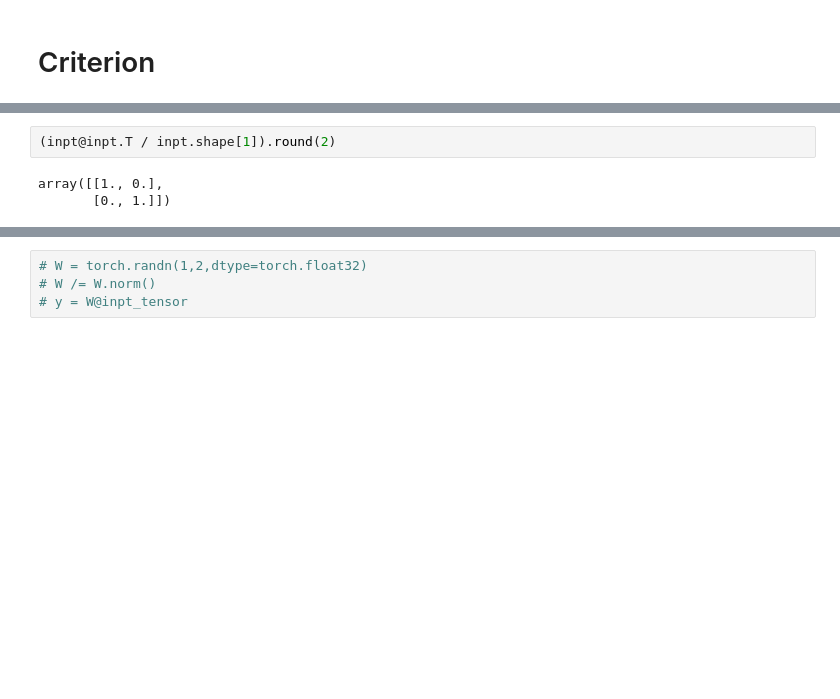
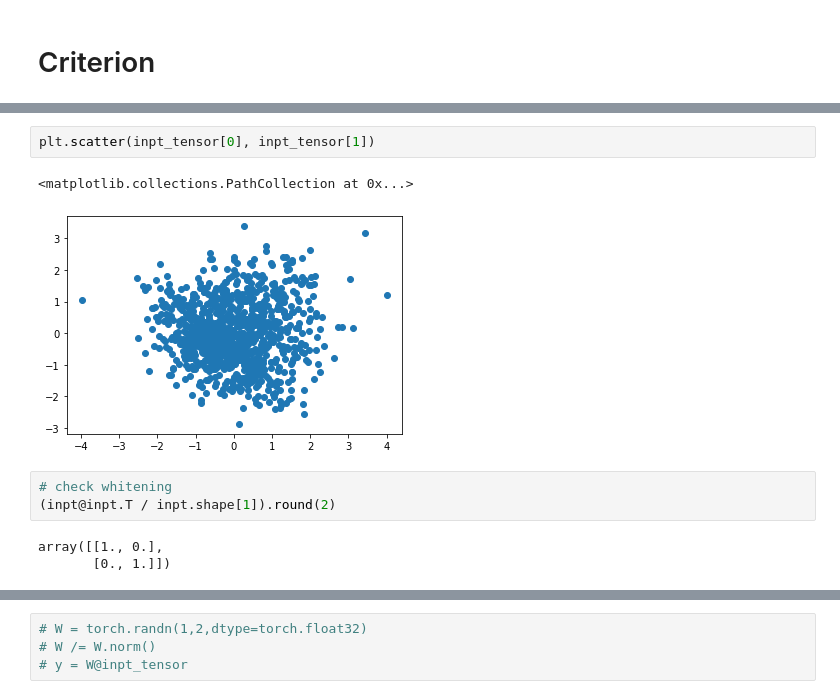
Before and after one commit to blufzzz/NonlinearHebbianPlasticity, a Jupyter notebook: baseline.ipynb, the cells around one changed output, grey strips where cells are left out. Drawn from its saved outputs; the diff is of its cells as text; blank space fills up the shorter version.

```diff
--- a/baseline.ipynb
+++ b/baseline.ipynb
@@ -82,4 +117,10 @@ inpt_tensor = torch.tensor(inpt,dtype=torch.float32)
+# %%
+plt.scatter(inpt_tensor[0], inpt_tensor[1])
+# %% [output]
+<matplotlib.collections.PathCollection at 0x...>
+[figure, added]
 # %%
+# check whitening
 (inpt@inpt.T / inpt.shape[1]).round(2)
 # %% [output]
 array([[1., 0.],
```
Also changed, not shown: parts of 15 cells of this notebook, 6 other files.
